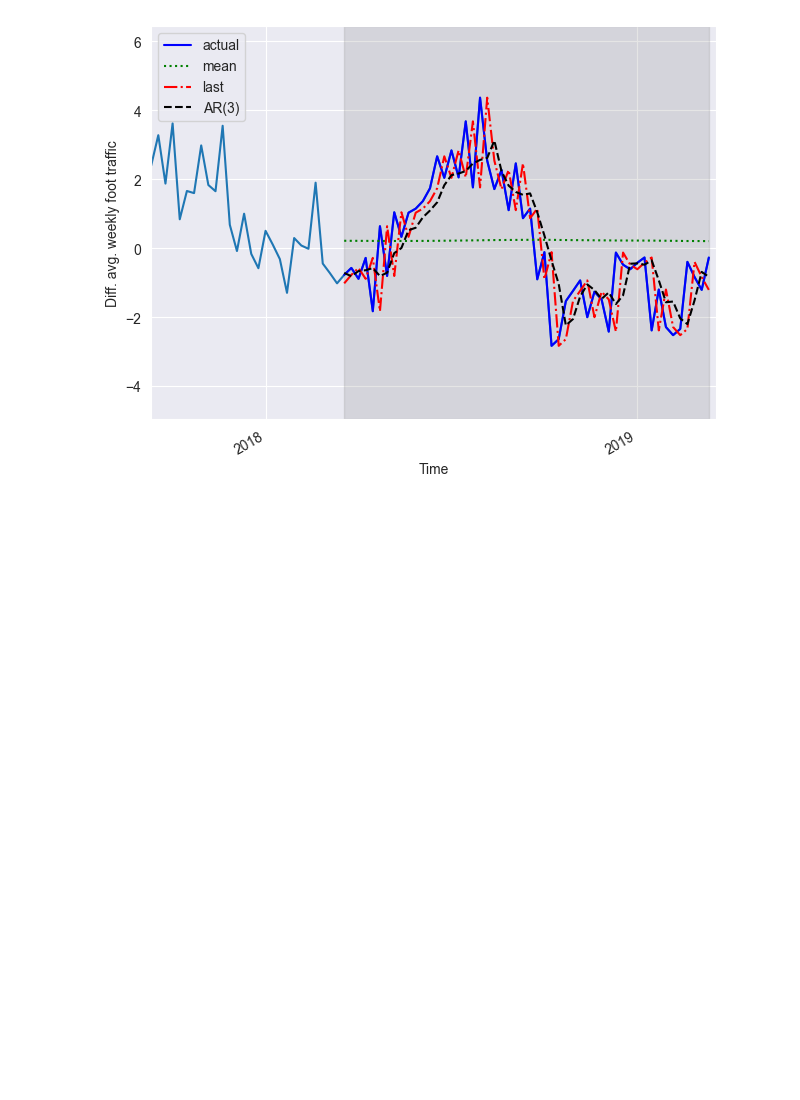
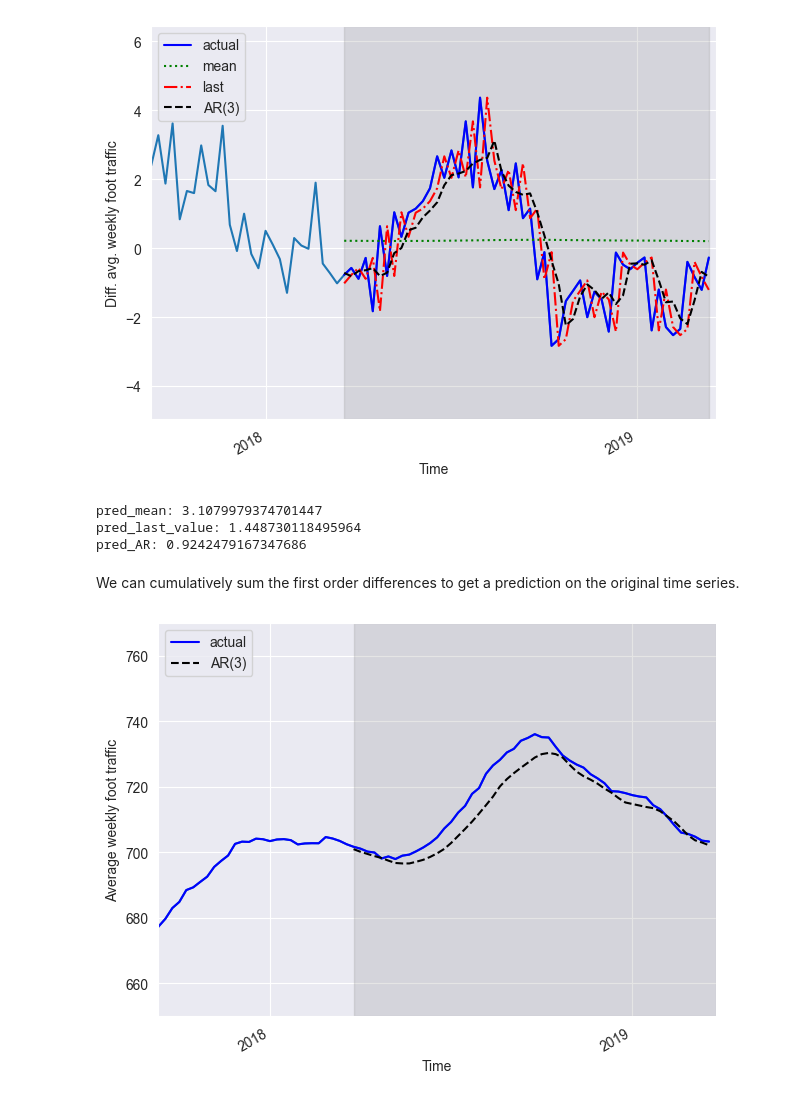
Before and after one commit to Xupeiyi/Time-Series-Forcasting-In-Python, a Jupyter notebook: ch5.ipynb, the cells around one changed output. Saved outputs shown, nothing was run; the diff lists cells and outputs as text; code cells hidden in the pictures; blank space fills up the shorter version.

```diff
--- a/ch5.ipynb
+++ b/ch5.ipynb
@@ -198,3 +189,39 @@ fig.autofmt_xdate()
 plt.tight_layout()
 # %% [output]
 [figure]
+# %%
+for column in ['pred_mean', 'pred_last_value', 'pred_AR']:
+    mse = mean_squared_error(test['foot_traffic_diff'], test[column])
+    print(f"{column}: {mse}")
+# %% [output]
+pred_mean: 3.1079979374701447
+pred_last_value: 1.448730118495964
+pred_AR: 0.9242479167347686
+# %% [markdown]
+We can cumulatively sum the first order differences to get a prediction on the original time series.
+# %%
+df['pred_foot_traffic'] = pd.Series()
+df['pred_foot_traffic'][948:] = df['foot_traffic'].iloc[948] + test['pred_AR'].cumsum()
+# %%
+fig, ax = plt.subplots()
+
+ax.plot(df['foot_traffic'])
+ax.plot(df['foot_traffic'], 'b-', label='actual')
+ax.plot(df['pred_foot_traffic'], 'k--', label='AR(3)')
+
+ax.legend(loc=2)
+
+ax.set_xlabel('Time')
+ax.set_ylabel('Average weekly foot traffic')
+
+ax.axvspan(948, 1000, color='#808080', alpha=0.2)
+
+ax.set_xlim(920, 1000)
+ax.set_ylim(650, 770)
+
+plt.xticks([936, 988],[2018, 2019])
+
+fig.autofmt_xdate()
+plt.tight_layout()
+# %% [output]
+[figure, added]
```
Also changed, not shown: parts of 5 cells of this notebook.
